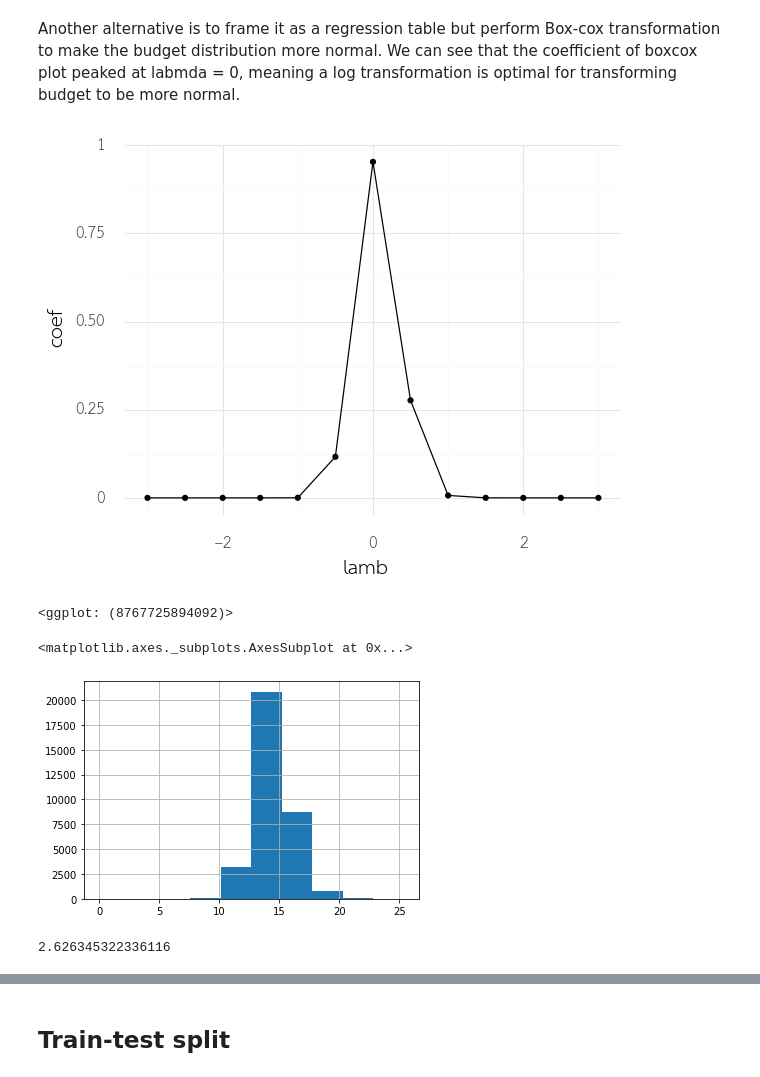
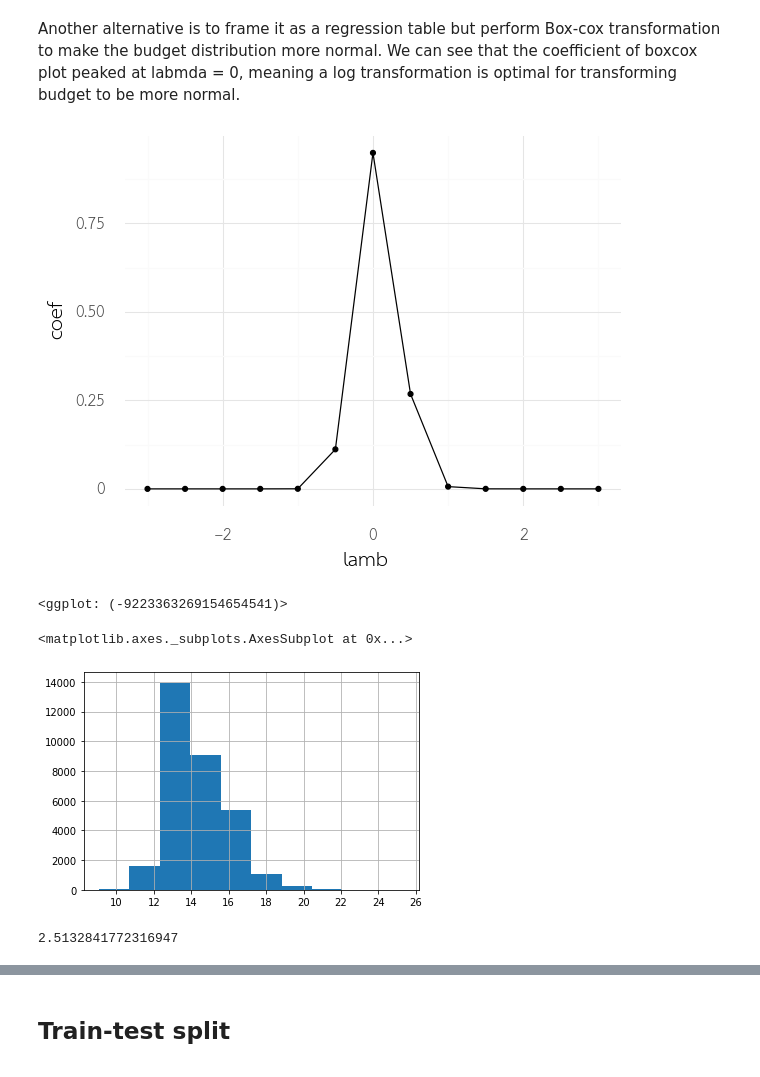
Before and after one commit to PyThaiNLP/thaimaimeex, a Jupyter notebook: create_dataset.ipynb, the cells around one changed output, grey strips where cells are left out. Drawn from its saved outputs; the diff is of its cells as text; code cells hidden in the pictures.

Commit message:
remove duplicates

```diff
--- a/create_dataset.ipynb
+++ b/create_dataset.ipynb
@@ -27,4 +29,6 @@ theme_set(theme_minimal(14, 'TH Sarabun New'))
 
 Possible targets `unit`, `ministry` and `budget`. For `budget`, we tried 2 alternatives for target creation: classification and regression.
 # %%
-thaime = pd.read_csv('data/thaimaimee.csv')[['project_name','budget','unit','ministry']].dropna()
+thaime = pd.read_csv('data/thaimaimee.csv')[['project_name','budget','unit','ministry']].dropna()\
+    .drop_duplicates().reset_index(drop=True)
+thaime.shape
@@ -30,0 +37,4 @@ thaime = pd.read_csv('data/thaimaimee.csv')[['project_name','budget','unit','min
+# %%
+#use median budget for duplicate project names
+thaime = thaime.groupby('project_name').agg({'budget': lambda x: np.percentile(x,50),'unit':max,'ministry':max}).reset_index()
+thaime.tail()
@@ -69,20 +90,21 @@ Another alternative is to frame it as a regression table but perform Box-cox tra
 # %%
 boxcox_plot(thaime,'budget')
 # %% [output]
-[figure, old version]
+[figure, new version]
-<ggplot: (8767725894092)>
+<ggplot: (-9223363269154654541)>
 # %%
-thaime['log_budget'] = boxcox(thaime.budget,0)
+# thaime['log_budget'] = boxcox(thaime.budget,0)
+thaime['log_budget'] = np.log(thaime.budget)
 thaime = thaime.drop('budget',1)
 thaime.log_budget.hist()
 # %% [output]
 <matplotlib.axes._subplots.AxesSubplot at 0x...>
-[figure, old version]
+[figure, new version]
 # %%
 #MSE when predicting mean
 np.mean((thaime.log_budget - thaime.log_budget.mean())**2)
 # %% [output]
-2.626345322336116
+2.5132841772316947
 # %%
 thaime = thaime.reset_index(drop=True)
 thaime
```
Also changed, not shown: parts of 9 cells of this notebook, 1 other file.
